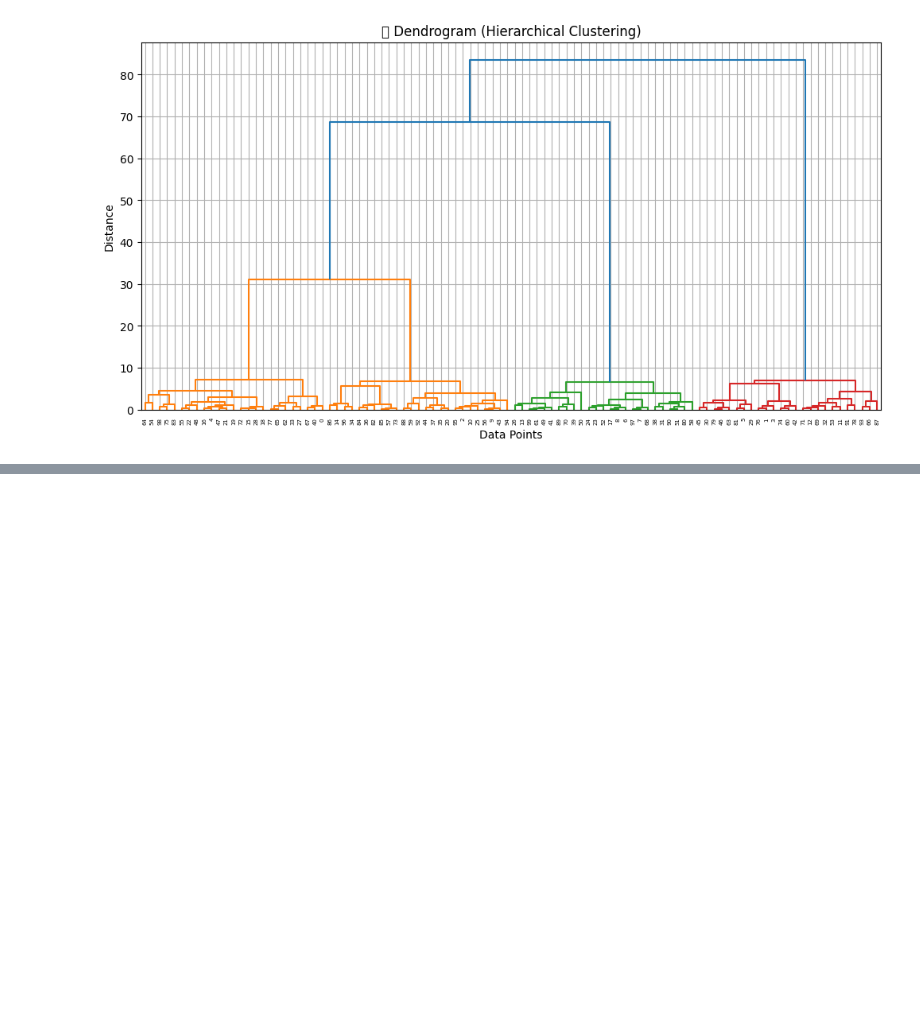
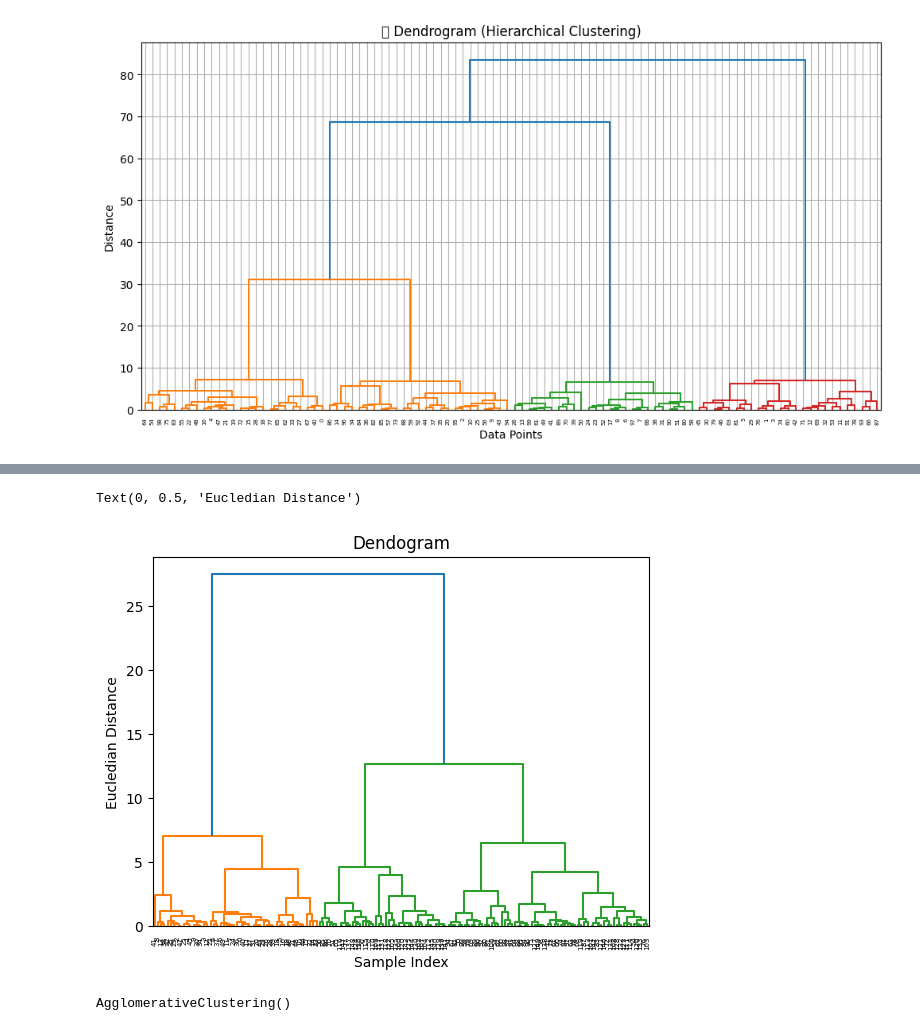
Before and after one commit to Rohitfoujdar/PDF-AI-ML, a Jupyter notebook: Start_to_learn/Ml learn/Unsupervise ML/Clustering/Hierarchial.ipynb, the cells around one changed output, grey strips where cells are left out. Drawn from its saved outputs; the diff is of its cells as text; code cells hidden in the pictures; blank space fills up the shorter version.

```diff
--- a/Start_to_learn/Ml learn/Unsupervise ML/Clustering/Hierarchial.ipynb
+++ b/Start_to_learn/Ml learn/Unsupervise ML/Clustering/Hierarchial.ipynb
@@ -38,0 +78,9 @@ NameError: name 'model' is not defined
+# %%
+#create deendogram
+sc.dendrogram(sc.linkage(pca_scaled, method="ward"))
+plt.title("Dendogram")
+plt.xlabel("Sample Index")
+plt.ylabel("Eucledian Distance")
+# %% [output]
+Text(0, 0.5, 'Eucledian Distance')
+[figure, added]
@@ -38,0 +89,5 @@ NameError: name 'model' is not defined
+# %%
+cluster = AgglomerativeClustering(n_clusters=2 , linkage="ward")
+cluster.fit(pca_scaled)
+# %% [output]
+AgglomerativeClustering()
```
Also changed, not shown: parts of 16 cells of this notebook, 12 other files.
